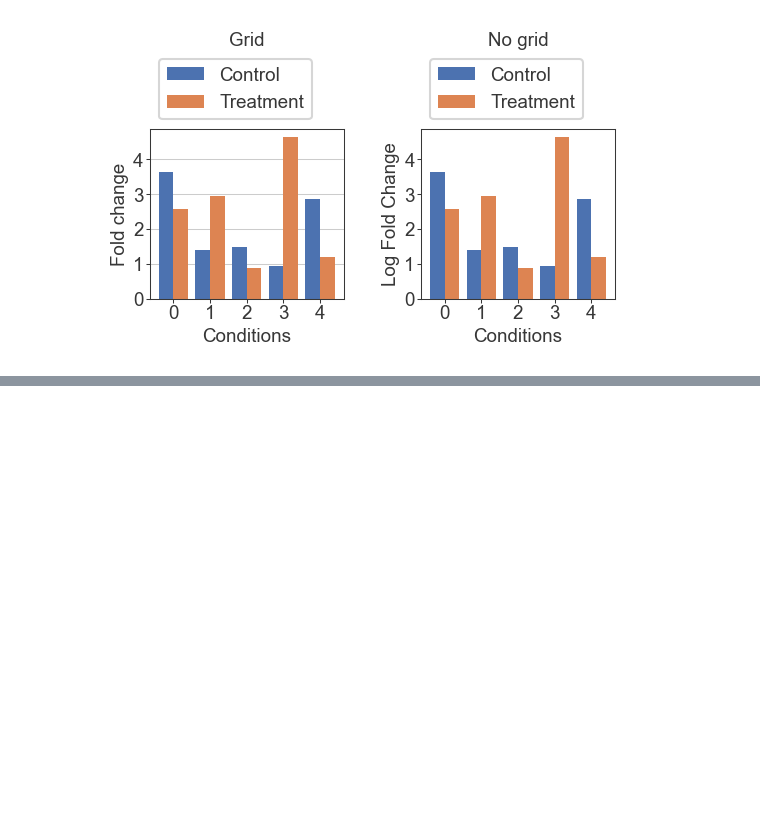
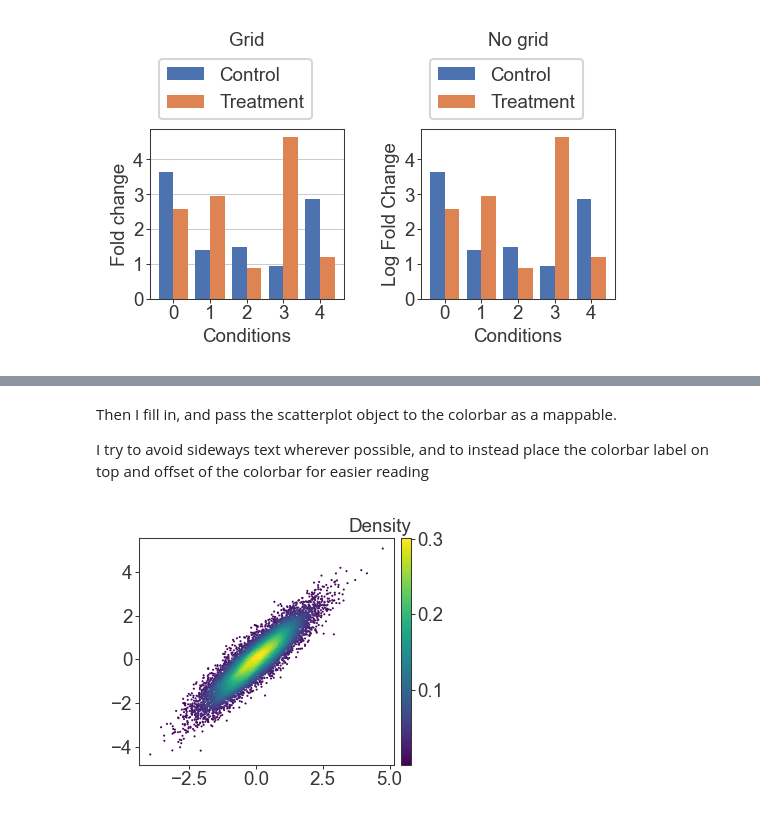
Before and after one commit to atc3/atc3.github.io, a Jupyter notebook: _notebooks/2022-01-04-plotting-matplotlib-reference.ipynb, the cells around one changed output, grey strips where cells are left out. Saved outputs shown, nothing was run; the diff lists cells and outputs as text; code cells hidden in the pictures; blank space fills up the shorter version.

```diff
--- a/_notebooks/2022-01-04-plotting-matplotlib-reference.ipynb
+++ b/_notebooks/2022-01-04-plotting-matplotlib-reference.ipynb
@@ -743,0 +772,26 @@ plt.show()
+# %% [markdown]
+Then I fill in, and pass the scatterplot object to the colorbar as a mappable.
+
+I try to avoid sideways text wherever possible, and to instead place the colorbar label on top and offset of the colorbar for easier reading
+# %%
+x = norm.rvs(size=10_000)
+y = x + norm.rvs(0, 0.5, size=10_000)
+
+fig = plt.figure(figsize=(2.2, 2), dpi=150)
+gs = fig.add_gridspec(1, 1, right=0.9)
+
+kernel = gaussian_kde(np.vstack([x, y]))
+c = kernel(np.vstack([x, y]))
+
+ax = fig.add_subplot(gs[0, 0])
+scatter = ax.scatter(x, y, s=1, c=c, cmap=mpl.cm.viridis, edgecolor='none')
+
+# Colorbar grid and axes
+gs_cbar = fig.add_gridspec(1, 1, left=0.92, right=0.95)
+ax = fig.add_subplot(gs_cbar[0, 0])
+fig.colorbar(scatter, cax=ax)
+ax.text(1, 1.01, 'Density', transform=ax.transAxes, ha='right', va='bottom')
+
+plt.show()
+# %% [output]
+[figure, added]
```
Also changed, not shown: parts of 6 cells of this notebook, 34 other files.
